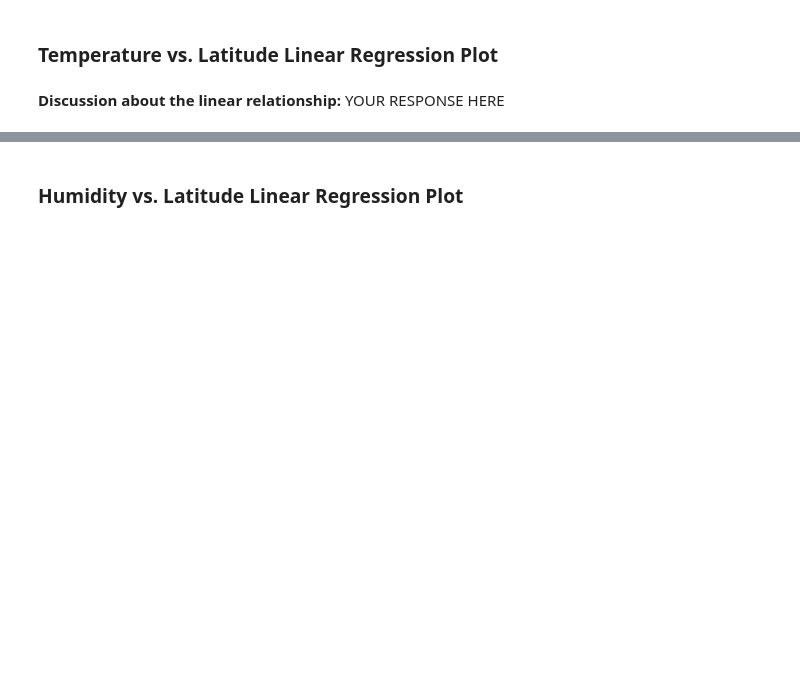
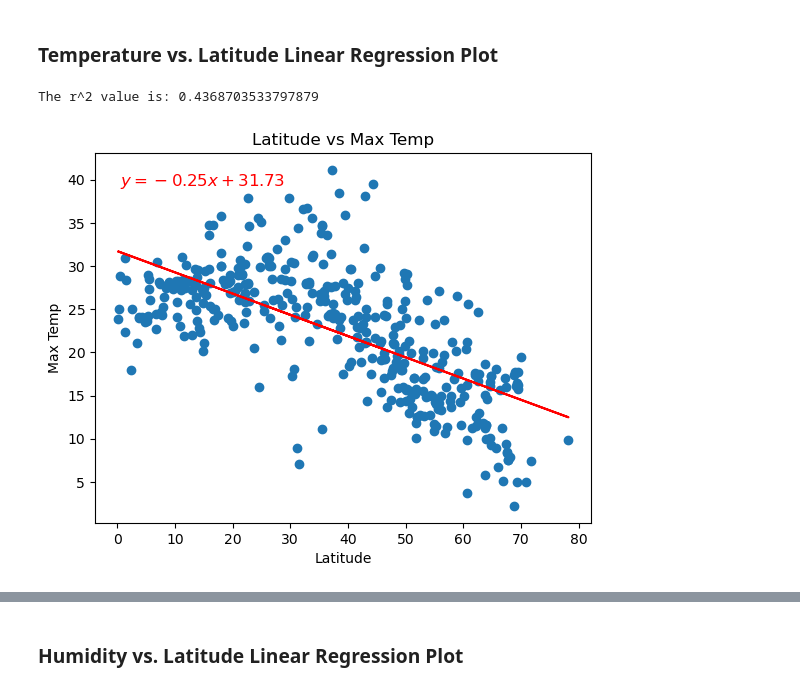
Before and after one commit to hopkinsbowman78/hvplot-api-keys, a Jupyter notebook: WeatherPy.ipynb, the cells around one changed output, grey strips where cells are left out. Saved outputs shown, nothing was run; the diff lists cells and outputs as text; code cells hidden in the pictures; blank space fills up the shorter version.

```diff
--- a/WeatherPy.ipynb
+++ b/WeatherPy.ipynb
@@ -282,6 +279,34 @@ plt.show()
+# %%
+# Define a function to create Linear Regression plots
+def plot_linear_regression(x_values, y_values, x_label, y_label, title):
+    # Perform linear regression
+    slope, intercept, r_value, p_value, std_err = linregress(x_values, y_values)
+
+    # Calculate the regression line
+    regression_line = slope * np.array(x_values) + intercept
+
+    # Output R-squared value to the terminal
+    r_squared = r_value**2
+    print(f'The r^2 value is: {r_squared:}')
+
+    # Create scatter plot
+    plt.scatter(x_values, y_values, label='Data Points')
+
+    # Plot regression line in red
+    plt.plot(x_values, regression_line, color='red', label='Linear Regression')
+
+    # Add the regression equation to the plot in red
+    plt.annotate(f'$y = {slope:.2f}x + {intercept:.2f}$',
+                 xy=(0.05, 0.95), xycoords='axes fraction', fontsize=12, color='red',
+                 verticalalignment='top', horizontalalignment='left')
+
+    # Set labels and title
+    plt.xlabel(x_label)
+    plt.ylabel(y_label)
+    plt.title(title)
 # %%
 # Create a DataFrame with the Northern Hemisphere data (Latitude >= 0)
-# YOUR CODE HERE
+northern_hemisphere_df = city_data_df[city_data_df['Lat'] >= 0]
 
 # Display sample data
-northern_hemi_df.head()
+northern_hemisphere_df.head()
@@ -302,2 +337,9 @@ southern_hemi_df.head()
-# %% [markdown]
-**Discussion about the linear relationship:** YOUR RESPONSE HERE
+# %%
+# Linear regression on Northern Hemisphere
+x_values = northern_hemisphere_df['Lat']
+y_values = northern_hemisphere_df['Max Temp']
+
+plot_linear_regression(x_values, y_values, 'Latitude', 'Max Temp', "Latitude vs Max Temp")
+# %% [output]
+The r^2 value is: 0.4368703533797879
+[figure, added]
```
Also changed, not shown: parts of 33 cells of this notebook, 5 other files.
